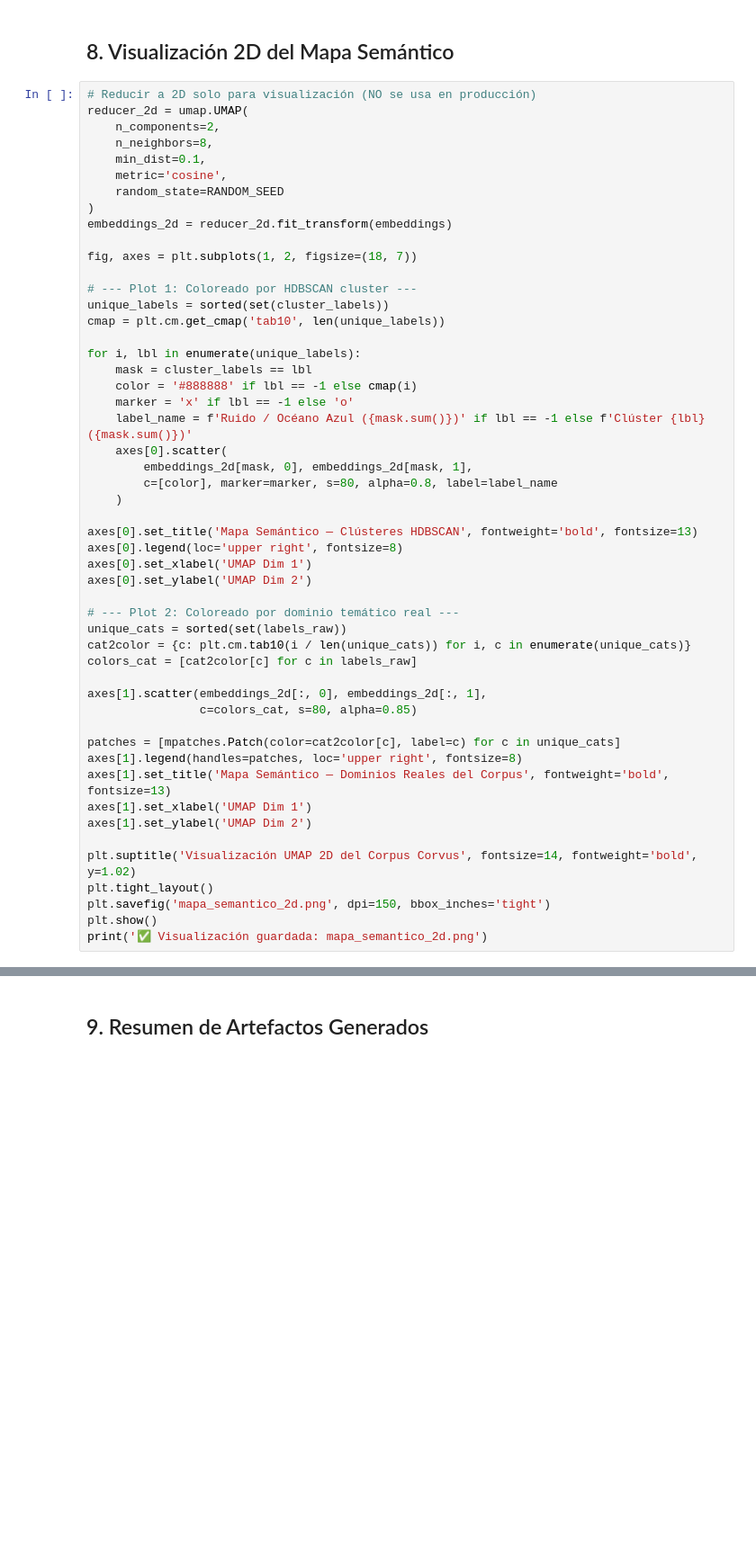
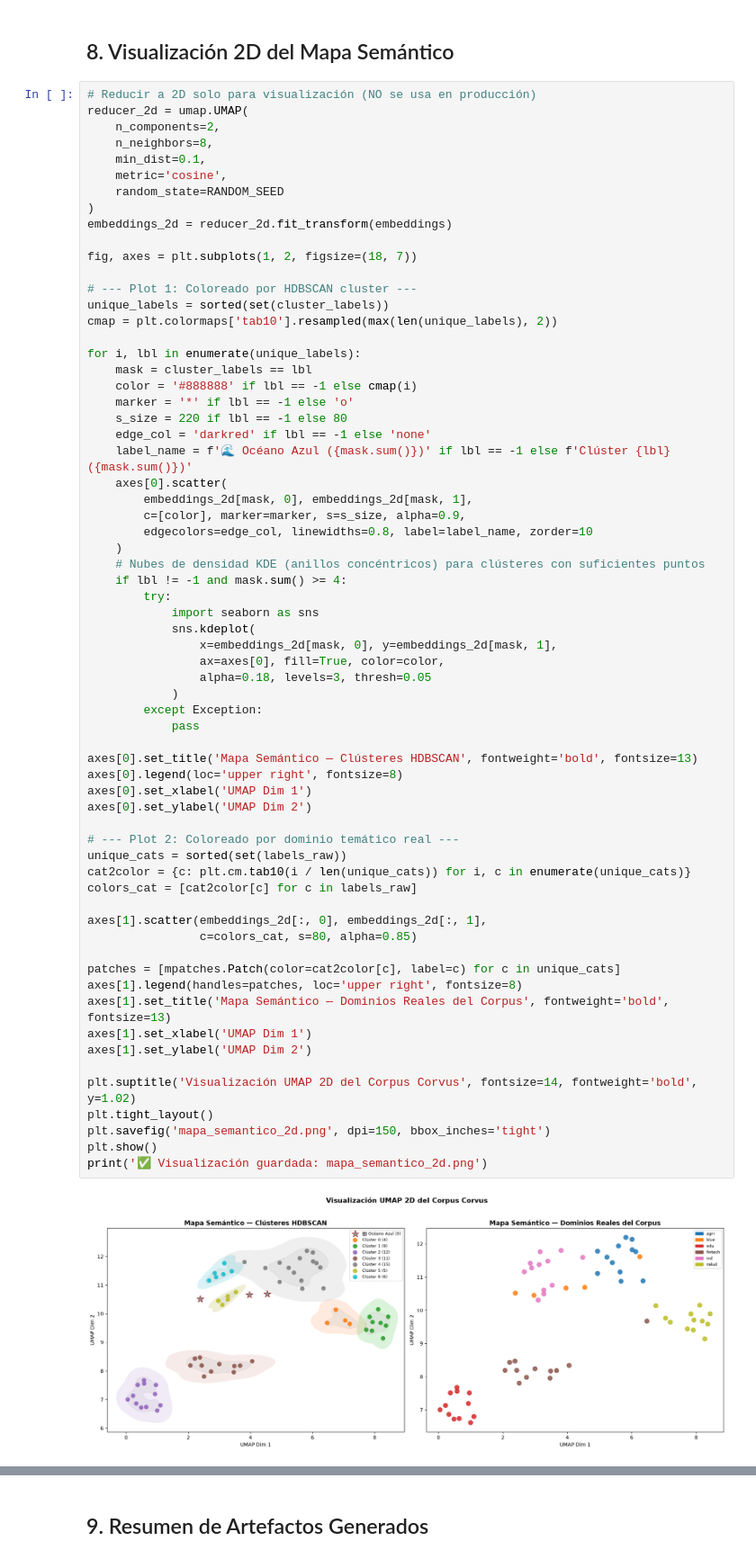
Before and after one commit to eduartrob/integratorProjectClustering-back-corvus, a Jupyter notebook: notebooks/entrenamiento_hdbscan.ipynb, the cells around one changed output, grey strips where cells are left out. Shown at 90% size. Saved outputs shown, nothing was run; the diff lists cells and outputs as text; blank space fills up the shorter version.

```diff
--- a/notebooks/entrenamiento_hdbscan.ipynb
+++ b/notebooks/entrenamiento_hdbscan.ipynb
@@ -185,39 +226,55 @@ fig, axes = plt.subplots(1, 2, figsize=(18, 7))
 
 # --- Plot 1: Coloreado por HDBSCAN cluster ---
 unique_labels = sorted(set(cluster_labels))
-cmap = plt.cm.get_cmap('tab10', len(unique_labels))
+cmap = plt.colormaps['tab10'].resampled(max(len(unique_labels), 2))
 
 for i, lbl in enumerate(unique_labels):
     mask = cluster_labels == lbl
     color = '#888888' if lbl == -1 else cmap(i)
-    marker = 'x' if lbl == -1 else 'o'
-    label_name = f'Ruido / Océano Azul ({mask.sum()})' if lbl == -1 else f'Clúster {lbl} ({mask.sum()})'
+    marker = '*' if lbl == -1 else 'o'
+    s_size = 220 if lbl == -1 else 80
+    edge_col = 'darkred' if lbl == -1 else 'none'
+    label_name = f'🌊 Océano Azul ({mask.sum()})' if lbl == -1 else f'Clúster {lbl} ({mask.sum()})'
     axes[0].scatter(
         embeddings_2d[mask, 0], embeddings_2d[mask, 1],
-        c=[color], marker=marker, s=80, alpha=0.8, label=label_name
+        c=[color], marker=marker, s=s_size, alpha=0.9,
+        edgecolors=edge_col, linewidths=0.8, label=label_name, zorder=10
     )
+    # Nubes de densidad KDE (anillos concéntricos) para clústeres con suficientes puntos
+    if lbl != -1 and mask.sum() >= 4:
+        try:
+            import seaborn as sns
+            sns.kdeplot(
+                x=embeddings_2d[mask, 0], y=embeddings_2d[mask, 1],
+                ax=axes[0], fill=True, color=color,
+                alpha=0.18, levels=3, thresh=0.05
+            )
+        except Exception:
+            pass
 
 axes[0].set_title('Mapa Semántico — Clústeres HDBSCAN', fontweight='bold', fontsize=13)
 axes[0].legend(loc='upper right', fontsize=8)
 axes[0].set_xlabel('UMAP Dim 1')
 axes[0].set_ylabel('UMAP Dim 2')
 
 # --- Plot 2: Coloreado por dominio temático real ---
 unique_cats = sorted(set(labels_raw))
 cat2color = {c: plt.cm.tab10(i / len(unique_cats)) for i, c in enumerate(unique_cats)}
 colors_cat = [cat2color[c] for c in labels_raw]
 
 axes[1].scatter(embeddings_2d[:, 0], embeddings_2d[:, 1],
                 c=colors_cat, s=80, alpha=0.85)
 
 patches = [mpatches.Patch(color=cat2color[c], label=c) for c in unique_cats]
 axes[1].legend(handles=patches, loc='upper right', fontsize=8)
 axes[1].set_title('Mapa Semántico — Dominios Reales del Corpus', fontweight='bold', fontsize=13)
 axes[1].set_xlabel('UMAP Dim 1')
 axes[1].set_ylabel('UMAP Dim 2')
 
 plt.suptitle('Visualización UMAP 2D del Corpus Corvus', fontsize=14, fontweight='bold', y=1.02)
 plt.tight_layout()
 plt.savefig('mapa_semantico_2d.png', dpi=150, bbox_inches='tight')
 plt.show()
 print('✅ Visualización guardada: mapa_semantico_2d.png')
+# %% [output]
+[figure, added]
```
Also changed, not shown: parts of 9 cells of this notebook, 12 other files.
